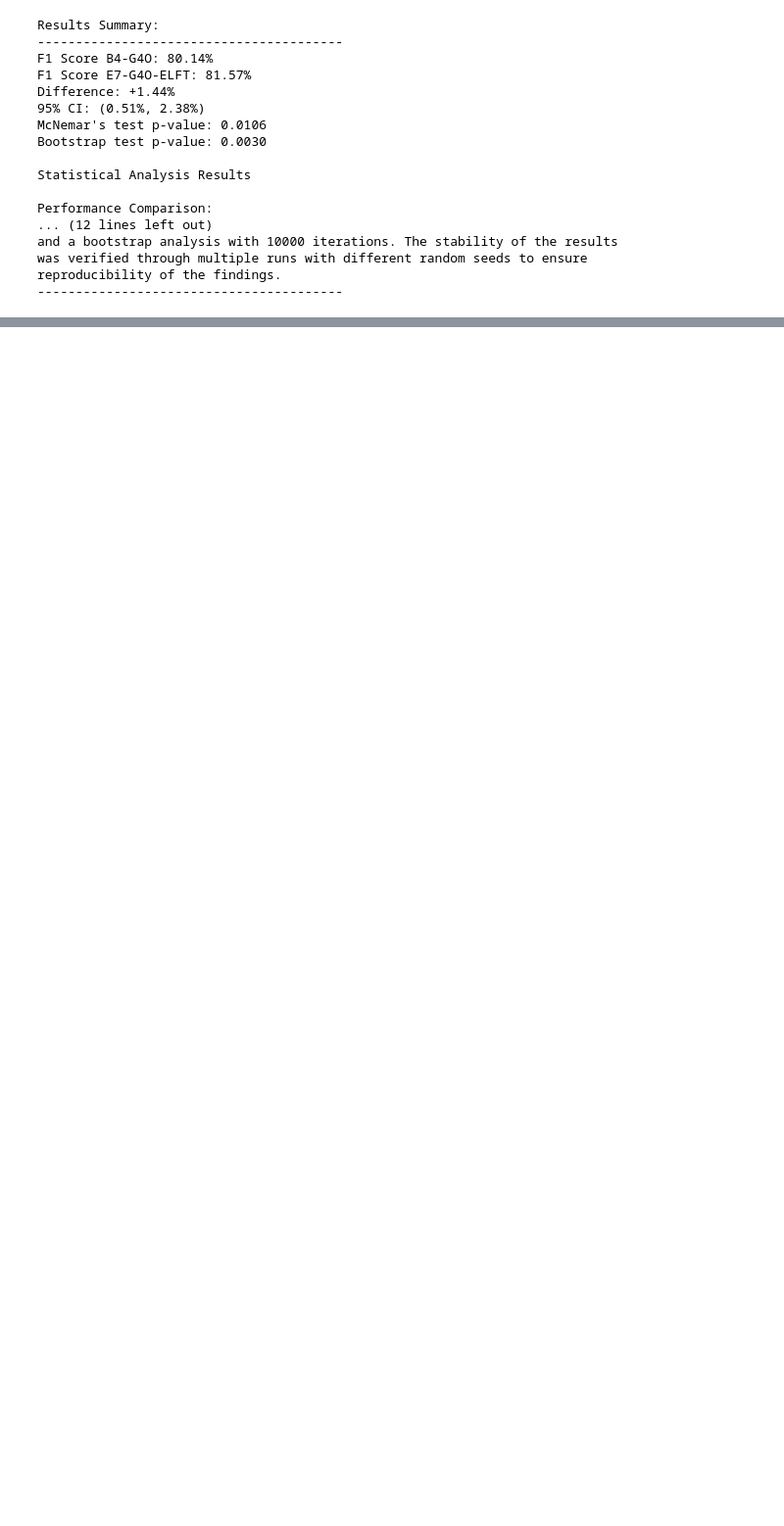
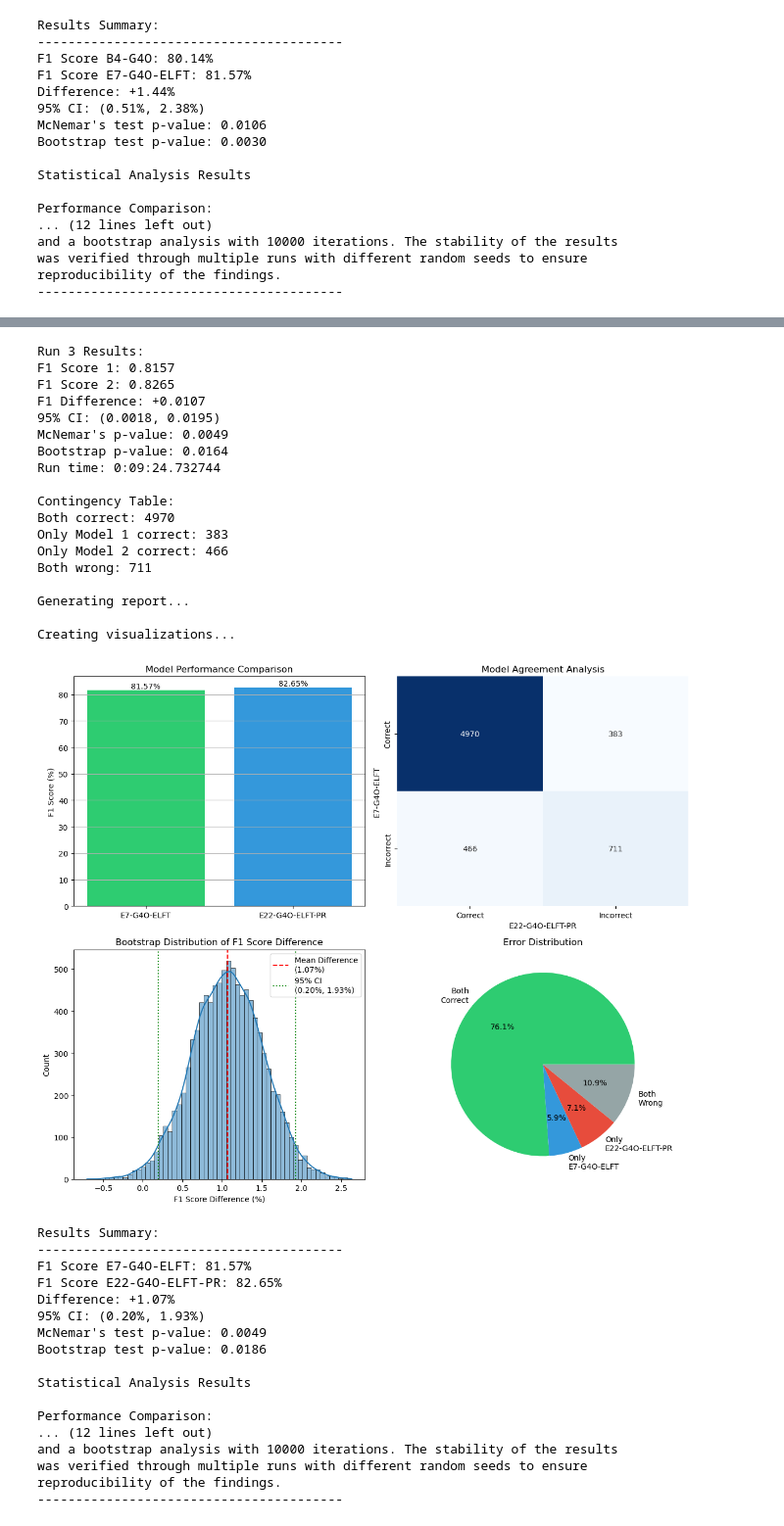
Before and after one commit to jbeno/sentiment, a Jupyter notebook: statistics.ipynb, the cells around one changed output, grey strips where cells are left out. Shown at 98% size. Cells and saved outputs as stored; diff of their text form; code cells hidden in the pictures; blank space fills up the shorter version.

```diff
--- a/final_project_statistics.ipynb
+++ b/statistics.ipynb
@@ -977,0 +1074,13 @@ reproducibility of the findings.
+# %%
+# Load the CSV file as a dataframe: 'research/B3-G4OM_results.csv'
+e22_g4o_elft_pr_results_df = pd.read_csv('research/E22-G4O-ELFT-PR_results.csv')
+# %%
+e22_e7_results = compare_experiments(
+    df1=e7_g4o_elft_results_df,
+    df2=e22_g4o_elft_pr_results_df,
+    exp1_name='E7-G4O-ELFT',
+    exp2_name='E22-G4O-ELFT-PR',
+    n_bootstrap=10000,
+    n_stability_runs=3,
+)
+# %% [output]
@@ -977,0 +1130,36 @@ reproducibility of the findings.
+Run 3 Results:
+F1 Score 1: 0.8157
+F1 Score 2: 0.8265
+F1 Difference: +0.0107
+95% CI: (0.0018, 0.0195)
+McNemar's p-value: 0.0049
+Bootstrap p-value: 0.0164
+Run time: 0:09:24.732744
+
+Contingency Table:
+Both correct: 4970
+Only Model 1 correct: 383
+Only Model 2 correct: 466
+Both wrong: 711
+
+Generating report...
+
+Creating visualizations...
+[figure, added]
+Results Summary:
+----------------------------------------
+F1 Score E7-G4O-ELFT: 81.57%
+F1 Score E22-G4O-ELFT-PR: 82.65%
+Difference: +1.07%
+95% CI: (0.20%, 1.93%)
+McNemar's test p-value: 0.0049
+Bootstrap test p-value: 0.0186
+
+Statistical Analysis Results
+
+Performance Comparison:
+... (12 lines left out)
+and a bootstrap analysis with 10000 iterations. The stability of the results
+was verified through multiple runs with different random seeds to ensure
+reproducibility of the findings.
+----------------------------------------
```
Also changed, not shown: parts of 6 cells of this notebook, 56 other files.
